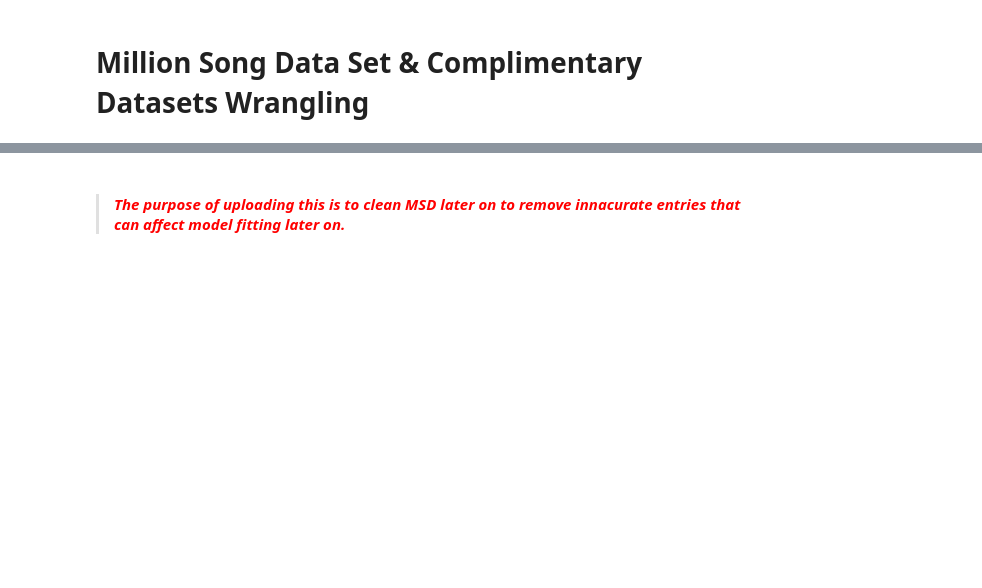
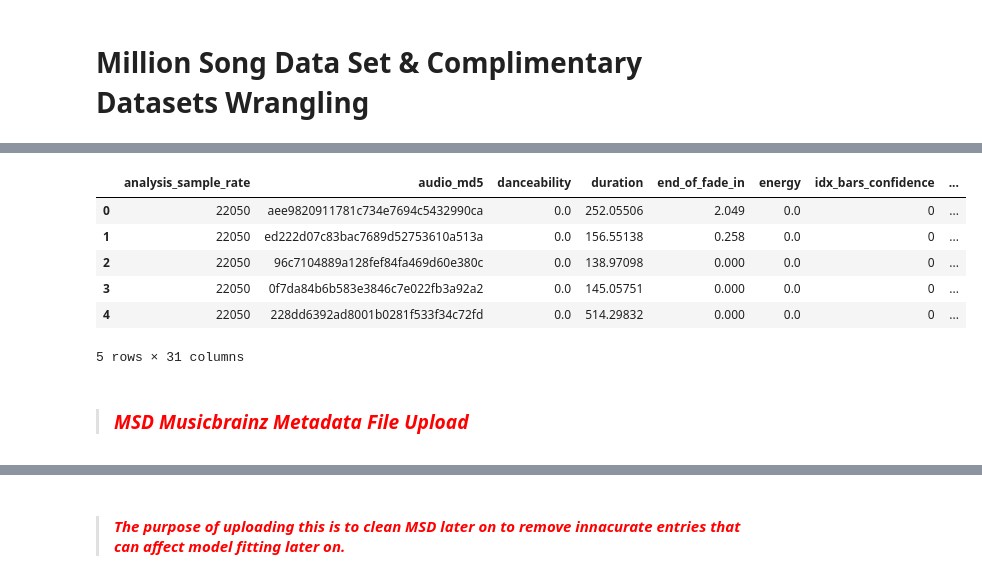
Before and after one commit to IvetteMTapia/Capstone1_Songs-Recommender_System, a Jupyter notebook: Capstone1_Data Wrangling.ipynb, the cells around one changed output, grey strips where cells are left out. Drawn from its saved outputs; the diff is of its cells as text; code cells hidden in the pictures; blank space fills up the shorter version.

Commit message:
MSD Data Wrangling
Wrangles, cleans and coverts song .h5 files, tag SQLite database,  and .txt files.

At the end, three files are outputted as CSV: user, song metadata and tags.

```diff
--- a/Capstone1_Data Wrangling.ipynb
+++ b/Capstone1_Data Wrangling.ipynb
@@ -228,0 +88,16 @@ Wall time: 1min 3s
+# %%
+#Retrieve msd aggregate metadata file. The file is 300MB.
+#These files include only song metadata information.
+#These files does not includes tags, in-depth song analysis and artist similarity analysis.
+#All the information is contained in one .h5 file, which makes it much smaller than the
+#full dataset of 1M separate files.
+
+%time
+
+url = 'http://labrosa.ee.columbia.edu/millionsong/sites/default/files/AdditionalFiles/msd_summary_file.h5'
+
+urlretrieve(url, 'msd_summary_file.h5')
+
+metadata_summary_file = h5py.File('msd_summary_file.h5', 'r')
+
+print(type(metadata_summary_file))
@@ -228,0 +284,6 @@ Wall time: 1min 3s
+# %%
+#Upload analysis metadata informaton into a dataframe. See available columns in the dataset.
+
+%time
+
+analysis_metadata = pd.DataFrame(metadata_summary_file['analysis']['songs'].value)
@@ -228,0 +315,27 @@ Wall time: 1min 3s
+# %%
+#Convert objects into strings. This is to remove unecesary strings below.
+
+analysis_metadata['audio_md5'] = analysis_metadata['audio_md5'].astype(str)
+
+analysis_metadata['track_id'] = analysis_metadata['track_id'].astype(str)
+# %%
+#Remove 'b' string from object columns. This is to make it consistent and easier to join
+#with other information later if needed.
+
+analysis_metadata['audio_md5'] = analysis_metadata['audio_md5'].str.lstrip("b'").str.rstrip("'")
+
+analysis_metadata['track_id'] = analysis_metadata['track_id'].str.lstrip("b'").str.rstrip("'")
+# %%
+#See top of the analysis metadata
+
+analysis_metadata.head()
+# %% [output]
+|  | analysis_sample_rate | audio_md5 | danceability | duration | end_of_fade_in | energy | idx_bars_confidence | ... |
+| 0 | 22050 | aee9820911781c734e7694c5432990ca | 0.0 | 252.05506 | 2.049 | 0.0 | 0 | ... |
+| 1 | 22050 | ed222d07c83bac7689d52753610a513a | 0.0 | 156.55138 | 0.258 | 0.0 | 0 | ... |
+| 2 | 22050 | 96c7104889a128fef84fa469d60e380c | 0.0 | 138.97098 | 0.000 | 0.0 | 0 | ... |
+| 3 | 22050 | 0f7da84b6b583e3846c7e022fb3a92a2 | 0.0 | 145.05751 | 0.000 | 0.0 | 0 | ... |
+| 4 | 22050 | 228dd6392ad8001b0281f533f34c72fd | 0.0 | 514.29832 | 0.000 | 0.0 | 0 | ... |
+5 rows × 31 columns
+# %% [markdown]
+> ### <font color =red >_MSD Musicbrainz Metadata File Upload_</font>
```
Also changed, not shown: parts of 114 cells of this notebook.
